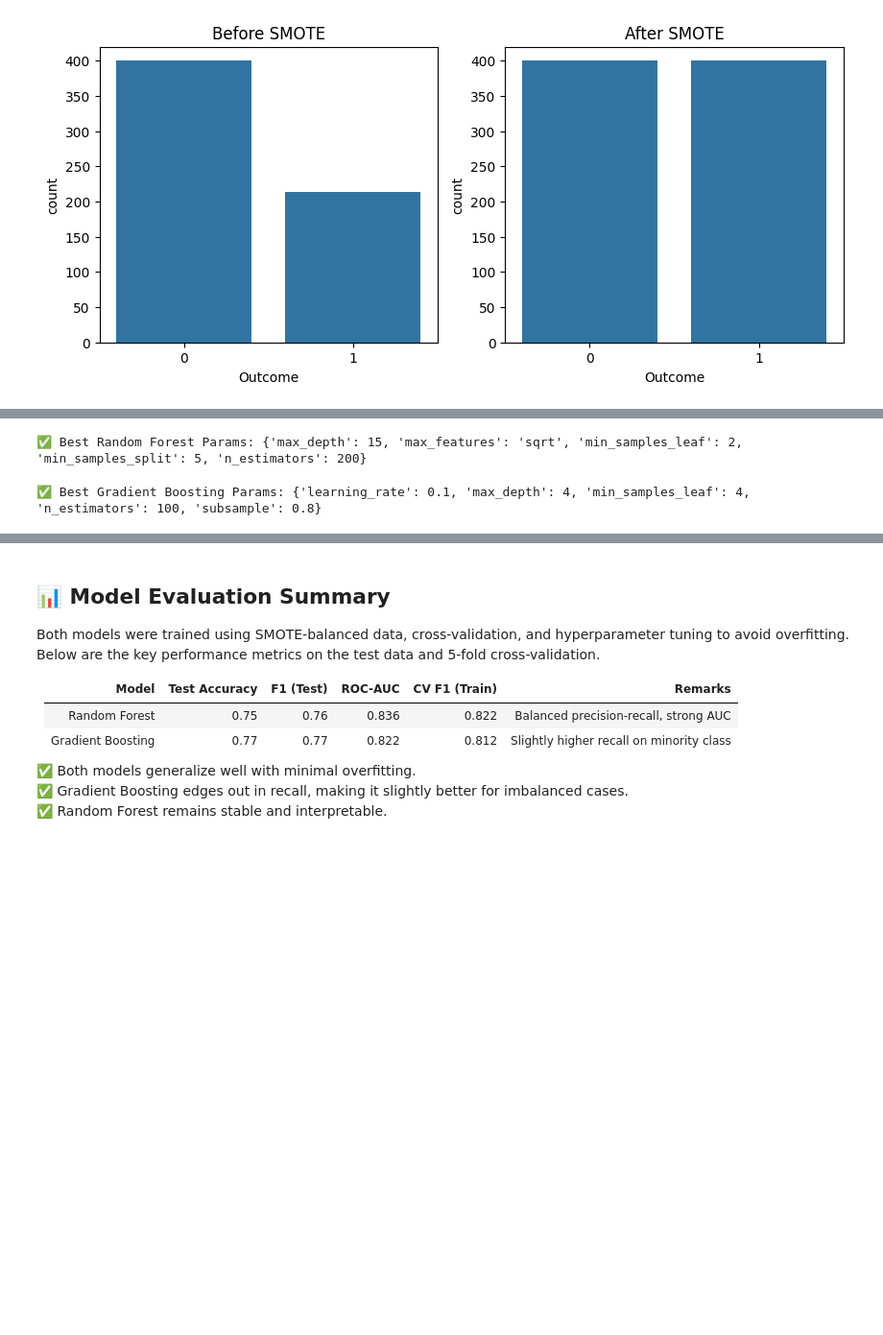
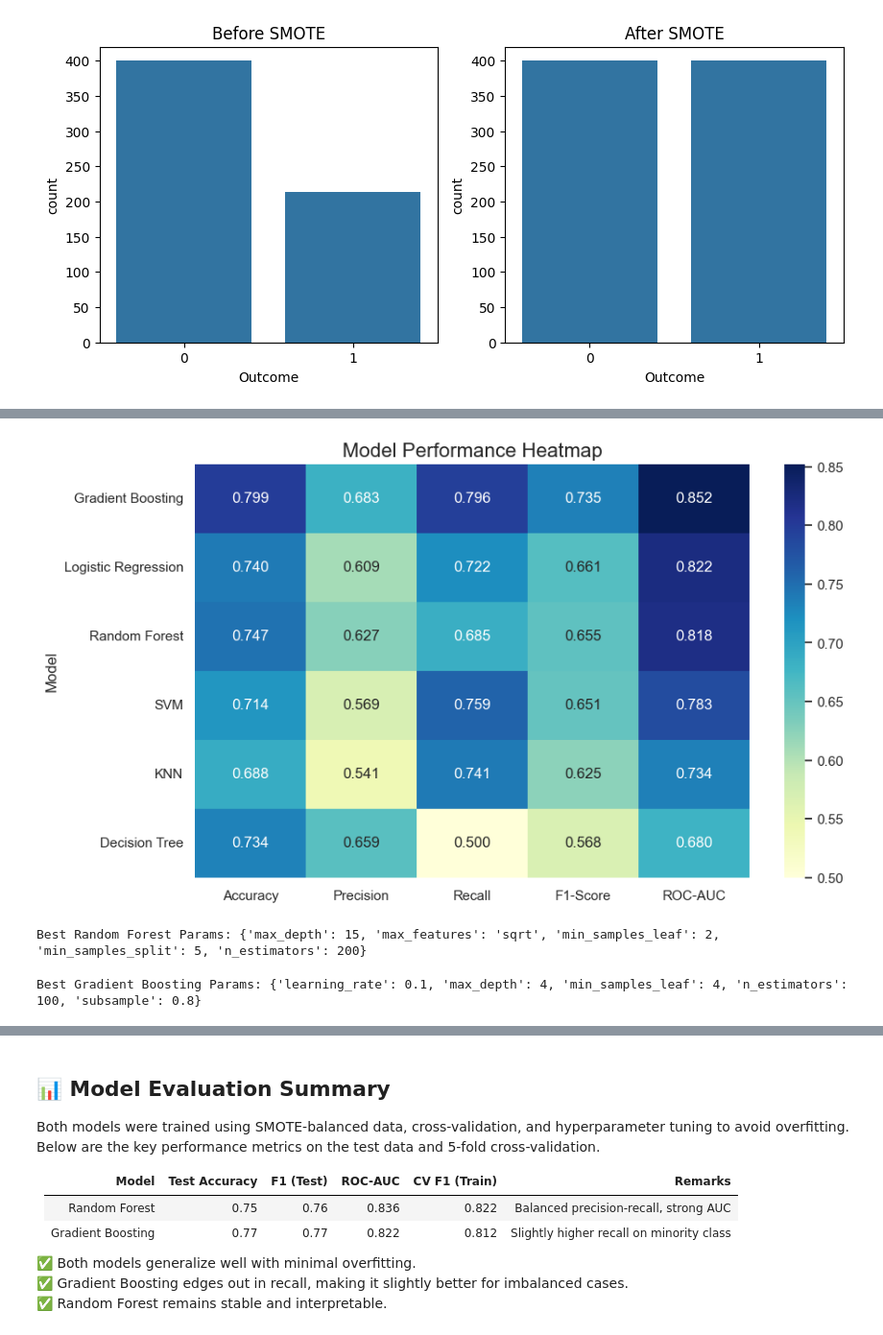
Before and after one commit to Amritasingh600/diabetes_prediction, a Jupyter notebook: diabetes-prediction.ipynb, the cells around one changed output, grey strips where cells are left out. Shown at 96% size. Drawn from its saved outputs; the diff is of its cells as text; code cells hidden in the pictures; blank space fills up the shorter version.

```diff
--- a/diabetes-prediction.ipynb
+++ b/diabetes-prediction.ipynb
@@ -137,6 +104,12 @@ print(df_results)
+# %%
+plt.figure(figsize=(10, 6))
+sns.heatmap(df_results.set_index("Model"), annot=True, fmt=".3f", cmap="YlGnBu")
+plt.title("Model Performance Heatmap", fontsize=16)
+plt.show()
+# %% [output]
+[figure, added]
 # %%
 rf = RandomForestClassifier(random_state=42)
-
 rf_params = {
     'n_estimators': [100, 200],
     'max_depth': [5, 10, 15],
@@ -144,15 +117,12 @@ rf_params = {
     'min_samples_leaf': [2, 4],
     'max_features': ['sqrt', 'log2']
 }
-
 rf_grid = GridSearchCV(rf, rf_params, cv=5, scoring='f1', n_jobs=-1)
 rf_grid.fit(X_train_res, y_train_res)
-
 best_rf = rf_grid.best_estimator_
-
-print("✅ Best Random Forest Params:", rf_grid.best_params_)
+print("Best Random Forest Params:", rf_grid.best_params_)
 # %% [output]
-✅ Best Random Forest Params: {'max_depth': 15, 'max_features': 'sqrt', 'min_samples_leaf': 2, 'min_samples_split': 5, 'n_estimators': 200}
+Best Random Forest Params: {'max_depth': 15, 'max_features': 'sqrt', 'min_samples_leaf': 2, 'min_samples_split': 5, 'n_estimators': 200}
 # %%
 gb = GradientBoostingClassifier(random_state=42)
 
@@ -163,15 +133,12 @@ gb_params = {
     'subsample': [0.8, 1.0],
     'min_samples_leaf': [2, 4]
 }
-
 gb_grid = GridSearchCV(gb, gb_params, cv=5, scoring='f1', n_jobs=-1)
 gb_grid.fit(X_train_res, y_train_res)
-
 best_gb = gb_grid.best_estimator_
-
-print("✅ Best Gradient Boosting Params:", gb_grid.best_params_)
+print("Best Gradient Boosting Params:", gb_grid.best_params_)
 # %% [output]
-✅ Best Gradient Boosting Params: {'learning_rate': 0.1, 'max_depth': 4, 'min_samples_leaf': 4, 'n_estimators': 100, 'subsample': 0.8}
+Best Gradient Boosting Params: {'learning_rate': 0.1, 'max_depth': 4, 'min_samples_leaf': 4, 'n_estimators': 100, 'subsample': 0.8}
 # %%
 for model, name in [(best_rf, "Random Forest"), (best_gb, "Gradient Boosting")]:
     y_pred = model.predict(X_test)
```
Also changed, not shown: parts of 24 cells of this notebook, 6 other files.
